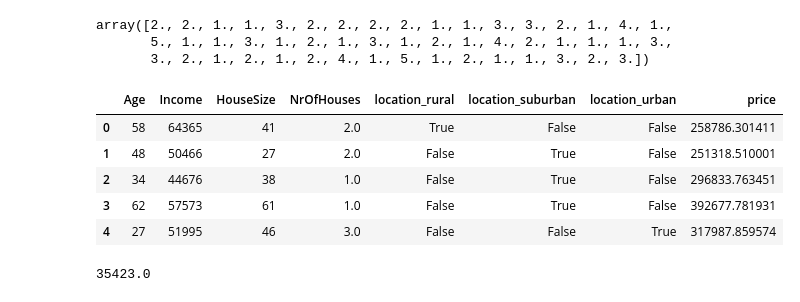
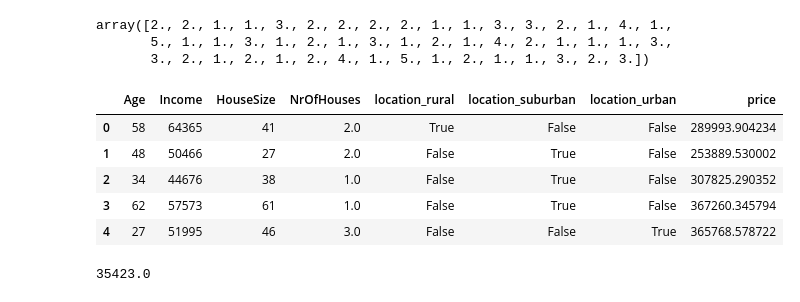
Before and after one commit to kaluznys/uczenie_maszynowe_UW, a Jupyter notebook: praca_domowa6.ipynb, the cells around one changed output. Cells and saved outputs as stored; diff of their text form; code cells hidden in the pictures.

```diff
--- a/praca_domowa6.ipynb
+++ b/praca_domowa6.ipynb
@@ -124,24 +124,24 @@ df = pd.get_dummies(df, "location")
 # %%
 house_prices = (
     50000 +
     (ages * -100) +
     (incomes * 0.5) +
     (house_sizes * 4800) +
     (nr_of_houses * 10000) +
     (df.location_rural*-50000) +
     (df.location_suburban*30000)+
     (df.location_urban*-30000) +
-    np.random.normal(0, 10000, size=n_samples)
+    np.random.normal(0, 30000, size=n_samples)
 )
 df['price'] = house_prices
 df.head()
 # %% [output]
 |  | Age | Income | HouseSize | NrOfHouses | location_rural | location_suburban | location_urban | price |
-| 0 | 58 | 64365 | 41 | 2.0 | True | False | False | 258786.301411 |
-| 1 | 48 | 50466 | 27 | 2.0 | False | True | False | 251318.510001 |
-| 2 | 34 | 44676 | 38 | 1.0 | False | True | False | 296833.763451 |
-| 3 | 62 | 57573 | 61 | 1.0 | False | True | False | 392677.781931 |
-| 4 | 27 | 51995 | 46 | 3.0 | False | False | True | 317987.859574 |
+| 0 | 58 | 64365 | 41 | 2.0 | True | False | False | 289993.904234 |
+| 1 | 48 | 50466 | 27 | 2.0 | False | True | False | 253889.530002 |
+| 2 | 34 | 44676 | 38 | 1.0 | False | True | False | 307825.290352 |
+| 3 | 62 | 57573 | 61 | 1.0 | False | True | False | 367260.345794 |
+| 4 | 27 | 51995 | 46 | 3.0 | False | False | True | 365768.578722 |
 # %%
 def rss(y):
     if len(y) == 0:
```
Also changed, not shown: parts of 4 cells of this notebook.
